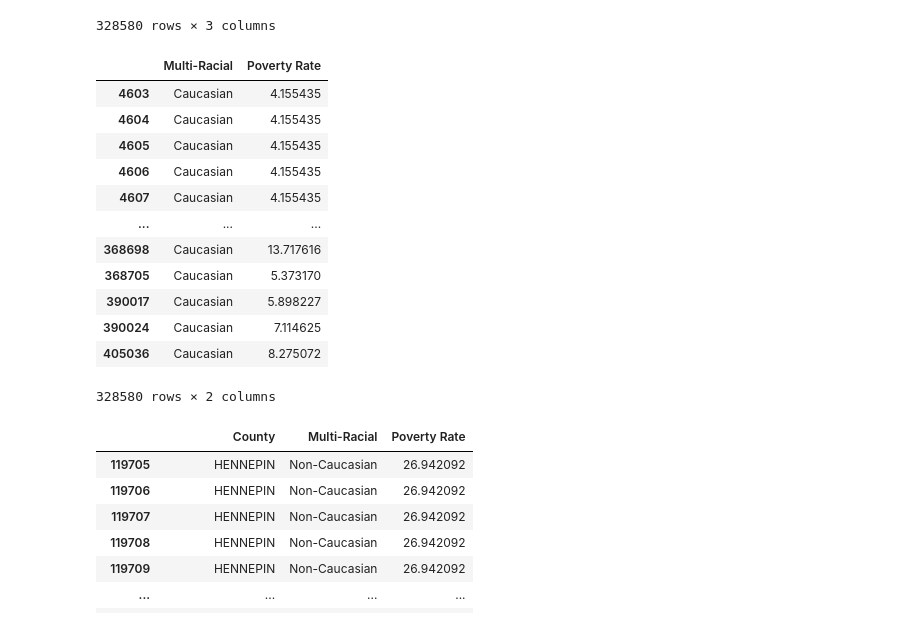
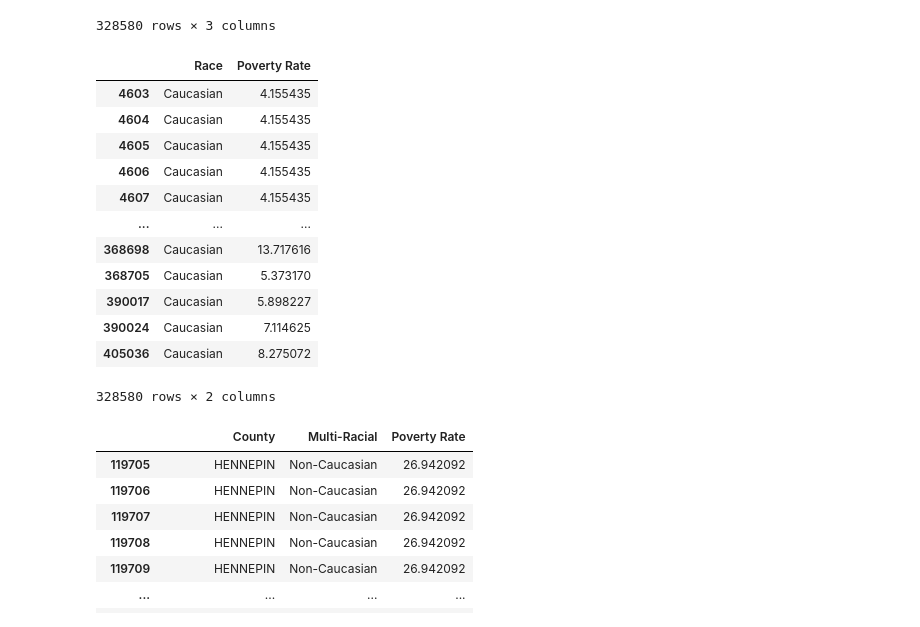
Before and after one commit to tlenzmeier58/Project_1, a Jupyter notebook: working.ipynb, the cells around one changed output. Cells and saved outputs as stored; diff of their text form; code cells hidden in the pictures.

```diff
--- a/working.ipynb
+++ b/working.ipynb
@@ -1286,8 +1271,14 @@ poverty_caucasian_df
 # %%
 poverty_rate_caucasian_df = poverty_caucasian_df[['Multi-Racial', 'Poverty Rate']]
 poverty_rate_caucasian_df
+
+poverty_rate_caucasian_df = poverty_rate_caucasian_df.rename(columns={
+    'Multi-Racial': 'Race'
+})
+
+poverty_rate_caucasian_df
 # %% [output]
-|  | Multi-Racial | Poverty Rate |
+|  | Race | Poverty Rate |
 | 4603 | Caucasian | 4.155435 |
 | 4604 | Caucasian | 4.155435 |
 | 4605 | Caucasian | 4.155435 |
```
Also changed, not shown: parts of 3 cells of this notebook, 16 other files.
